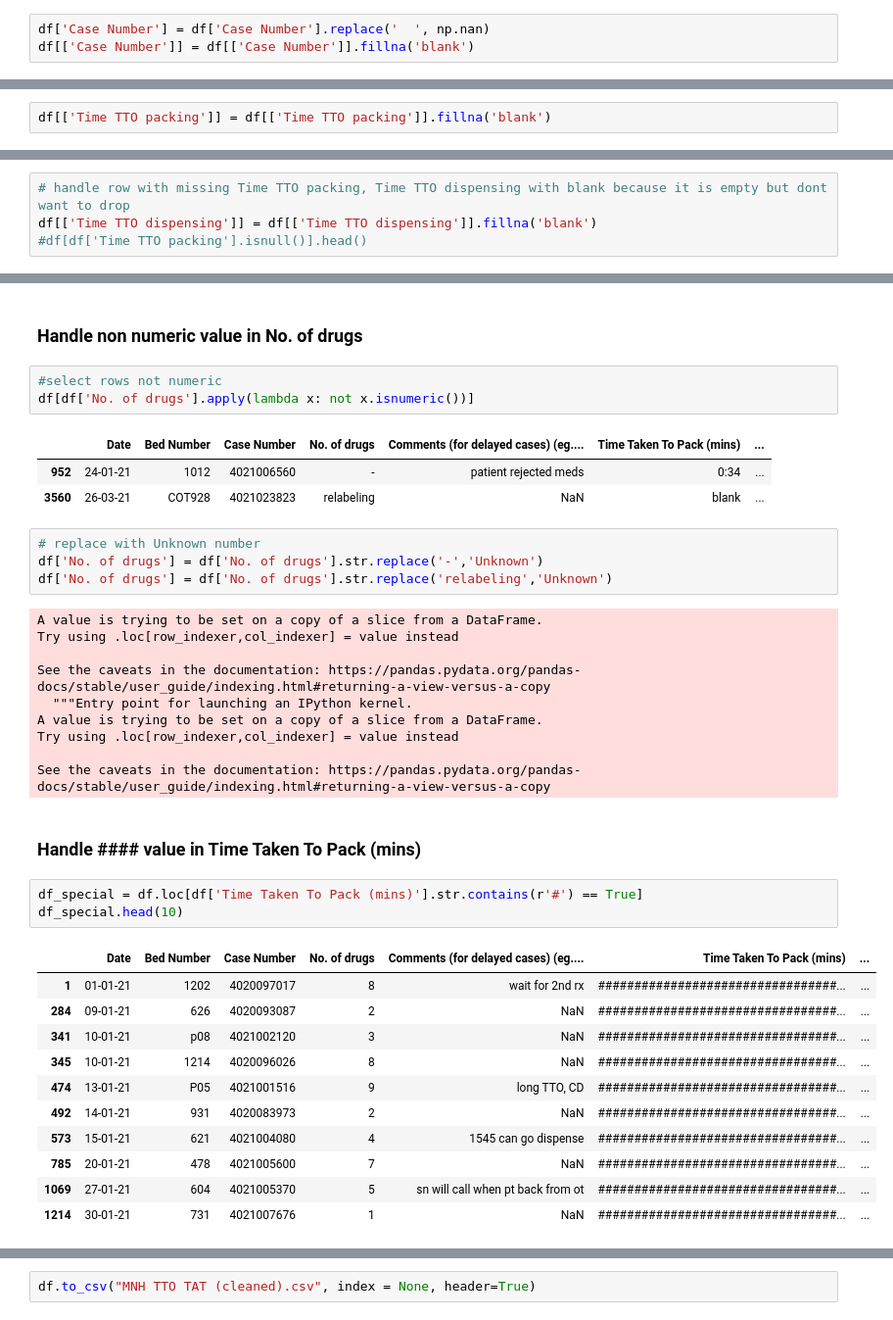
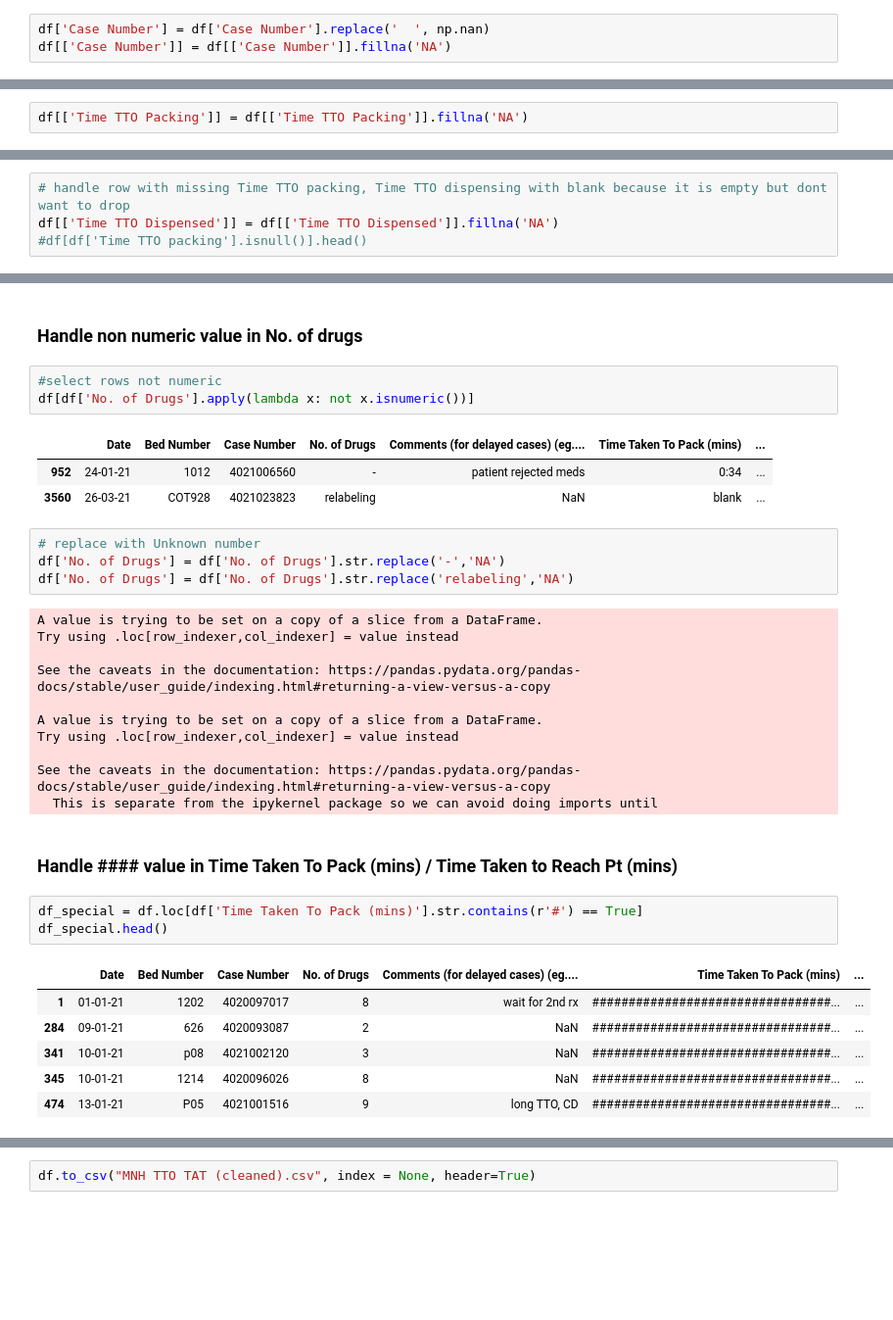
Before and after one commit to RoystonCXW/IS447---Smart-Healthcare, a Jupyter notebook: IS447/System/Data/Pharmacy Dept/Data Cleaning/MNH_Cleaning.ipynb, the cells around one changed output, grey strips where cells are left out. Shown at 98% size. Cells and saved outputs as stored; diff of their text form; blank space fills up the shorter version.

```diff
--- a/IS447/System/Data/Pharmacy Dept/Data Cleaning/MNH_Cleaning.ipynb
+++ b/IS447/System/Data/Pharmacy Dept/Data Cleaning/MNH_Cleaning.ipynb
@@ -112,7 +114,7 @@ See the caveats in the documentation: https://pandas.pydata.org/pandas-docs/stab
 ### Handle missing case number
 # %%
 df['Case Number'] = df['Case Number'].replace('  ', np.nan)
-df[['Case Number']] = df[['Case Number']].fillna('blank')
+df[['Case Number']] = df[['Case Number']].fillna('NA')
 # %% [output]
 A value is trying to be set on a copy of a slice from a DataFrame.
 Try using .loc[row_indexer,col_indexer] = value instead
@@ -145,7 +147,7 @@ df[df['Time TTO packing'].isnull()].head(3)
 | 885 | 22-01-21 | 203 | 4021005352 | 6 | NaN | blank | ... |
 | 1324 | 02-02-21 | cot 926 | 4021008672 | 1 | 845 dr in room | blank | ... |
 # %%
-df[['Time TTO packing']] = df[['Time TTO packing']].fillna('blank')
+df[['Time TTO Packing']] = df[['Time TTO Packing']].fillna('NA')
 # %% [output]
 A value is trying to be set on a copy of a slice from a DataFrame.
 Try using .loc[row_indexer,col_indexer] = value instead
@@ -163,7 +165,7 @@ df[df['Time TTO dispensing'].isnull()].head(3)
 | 2462 | 02-03-21 | 1209 | 4021015997 | 4 | NaN | 0:10 | ... |
 # %%
 # handle row with missing Time TTO packing, Time TTO dispensing with blank because it is empty but dont want to drop
-df[['Time TTO dispensing']] = df[['Time TTO dispensing']].fillna('blank')
+df[['Time TTO Dispensed']] = df[['Time TTO Dispensed']].fillna('NA')
 #df[df['Time TTO packing'].isnull()].head()
 # %% [output]
 A value is trying to be set on a copy of a slice from a DataFrame.
@@ -213,39 +215,35 @@ df
 ### Handle non numeric value in No. of drugs
 # %%
 #select rows not numeric
-df[df['No. of drugs'].apply(lambda x: not x.isnumeric())]
+df[df['No. of Drugs'].apply(lambda x: not x.isnumeric())]
 # %% [output]
-|  | Date | Bed Number | Case Number | No. of drugs | Comments (for delayed cases) (eg.... | Time Taken To Pack (mins) | ... |
+|  | Date | Bed Number | Case Number | No. of Drugs | Comments (for delayed cases) (eg.... | Time Taken To Pack (mins) | ... |
 | 952 | 24-01-21 | 1012 | 4021006560 | - | patient rejected meds | 0:34 | ... |
 | 3560 | 26-03-21 | COT928 | 4021023823 | relabeling | NaN | blank | ... |
 # %%
 # replace with Unknown number
-df['No. of drugs'] = df['No. of drugs'].str.replace('-','Unknown')
-df['No. of drugs'] = df['No. of drugs'].str.replace('relabeling','Unknown')
+df['No. of Drugs'] = df['No. of Drugs'].str.replace('-','NA')
+df['No. of Drugs'] = df['No. of Drugs'].str.replace('relabeling','NA')
 # %% [output]
 A value is trying to be set on a copy of a slice from a DataFrame.
 Try using .loc[row_indexer,col_indexer] = value instead
 
 See the caveats in the documentation: https://pandas.pydata.org/pandas-docs/stable/user_guide/indexing.html#returning-a-view-versus-a-copy
-  """Entry point for launching an IPython kernel.
+
 A value is trying to be set on a copy of a slice from a DataFrame.
 Try using .loc[row_indexer,col_indexer] = value instead
 
 See the caveats in the documentation: https://pandas.pydata.org/pandas-docs/stable/user_guide/indexing.html#returning-a-view-versus-a-copy
+  This is separate from the ipykernel package so we can avoid doing imports until
 # %% [markdown]
-### Handle #### value in Time Taken To Pack (mins)
+### Handle #### value in Time Taken To Pack (mins) / Time Taken to Reach Pt (mins)
 # %%
 df_special = df.loc[df['Time Taken To Pack (mins)'].str.contains(r'#') == True]
-df_special.head(10)
+df_special.head()
 # %% [output]
-|  | Date | Bed Number | Case Number | No. of drugs | Comments (for delayed cases) (eg.... | Time Taken To Pack (mins) | ... |
+|  | Date | Bed Number | Case Number | No. of Drugs | Comments (for delayed cases) (eg.... | Time Taken To Pack (mins) | ... |
 | 1 | 01-01-21 | 1202 | 4020097017 | 8 | wait for 2nd rx | #################################... | ... |
 | 284 | 09-01-21 | 626 | 4020093087 | 2 | NaN | #################################... | ... |
 | 341 | 10-01-21 | p08 | 4021002120 | 3 | NaN | #################################... | ... |
 | 345 | 10-01-21 | 1214 | 4020096026 | 8 | NaN | #################################... | ... |
 | 474 | 13-01-21 | P05 | 4021001516 | 9 | long TTO, CD | #################################... | ... |
-| 492 | 14-01-21 | 931 | 4020083973 | 2 | NaN | #################################... | ... |
-| 573 | 15-01-21 | 621 | 4021004080 | 4 | 1545 can go dispense | #################################... | ... |
-| 785 | 20-01-21 | 478 | 4021005600 | 7 | NaN | #################################... | ... |
-| 1069 | 27-01-21 | 604 | 4021005370 | 5 | sn will call when pt back from ot | #################################... | ... |
-| 1214 | 30-01-21 | 731 | 4021007676 | 1 | NaN | #################################... | ... |
```
Also changed, not shown: parts of 33 cells of this notebook, 1 other file.
